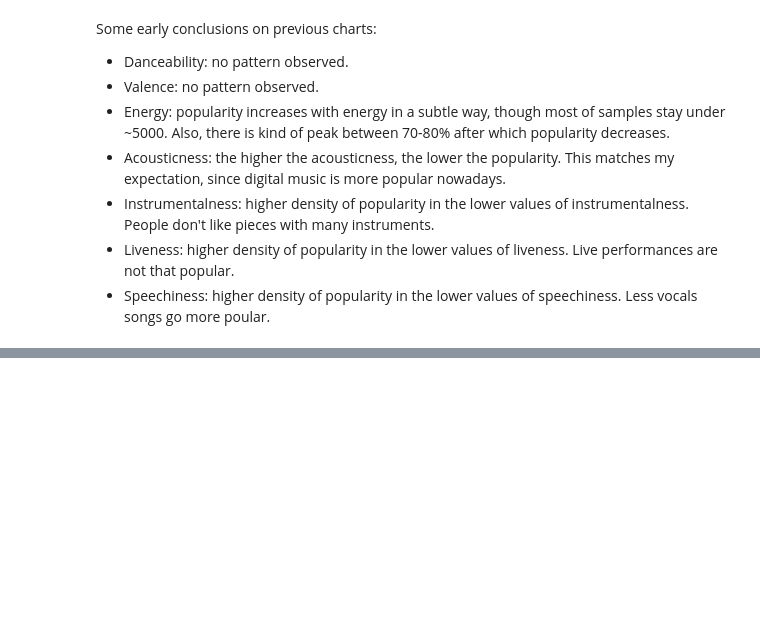
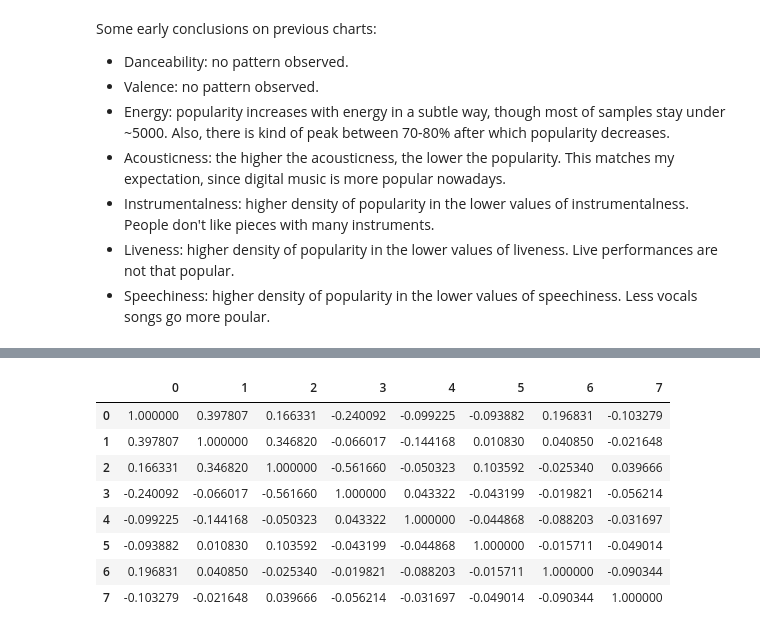
Before and after one commit to juanma-rm/ML_misc, a Jupyter notebook: Most_Streamed_Spotify_Songs_2023/spotify-2023.ipynb, the cells around one changed output, grey strips where cells are left out. Saved outputs shown, nothing was run; the diff lists cells and outputs as text; code cells hidden in the pictures; blank space fills up the shorter version.

```diff
--- a/Most_Streamed_Spotify_Songs_2023/spotify-2023.ipynb
+++ b/Most_Streamed_Spotify_Songs_2023/spotify-2023.ipynb
@@ -354,0 +376,15 @@ Some early conclusions on previous charts:
+# %%
+# Correlation matrix
+
+correlation_matrix = selected_data.corr()
+correlation_matrix
+# %% [output]
+|  | 0 | 1 | 2 | 3 | 4 | 5 | 6 | 7 |
+| 0 | 1.000000 | 0.397807 | 0.166331 | -0.240092 | -0.099225 | -0.093882 | 0.196831 | -0.103279 |
+| 1 | 0.397807 | 1.000000 | 0.346820 | -0.066017 | -0.144168 | 0.010830 | 0.040850 | -0.021648 |
+| 2 | 0.166331 | 0.346820 | 1.000000 | -0.561660 | -0.050323 | 0.103592 | -0.025340 | 0.039666 |
+| 3 | -0.240092 | -0.066017 | -0.561660 | 1.000000 | 0.043322 | -0.043199 | -0.019821 | -0.056214 |
+| 4 | -0.099225 | -0.144168 | -0.050323 | 0.043322 | 1.000000 | -0.044868 | -0.088203 | -0.031697 |
+| 5 | -0.093882 | 0.010830 | 0.103592 | -0.043199 | -0.044868 | 1.000000 | -0.015711 | -0.049014 |
+| 6 | 0.196831 | 0.040850 | -0.025340 | -0.019821 | -0.088203 | -0.015711 | 1.000000 | -0.090344 |
+| 7 | -0.103279 | -0.021648 | 0.039666 | -0.056214 | -0.031697 | -0.049014 | -0.090344 | 1.000000 |
```
Also changed, not shown: parts of 4 cells of this notebook.
